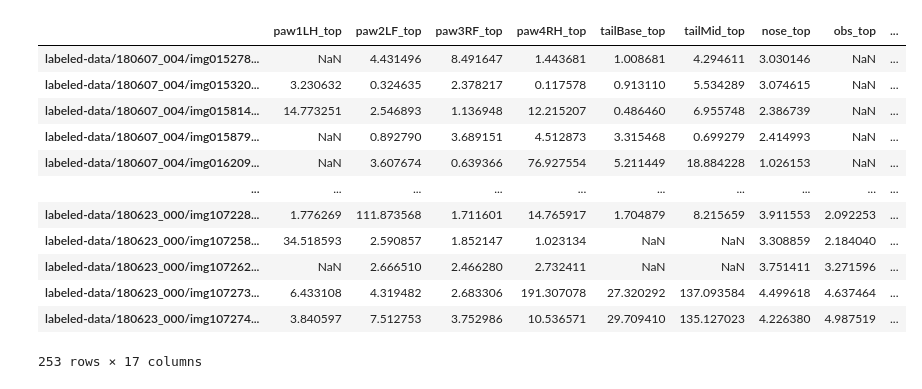
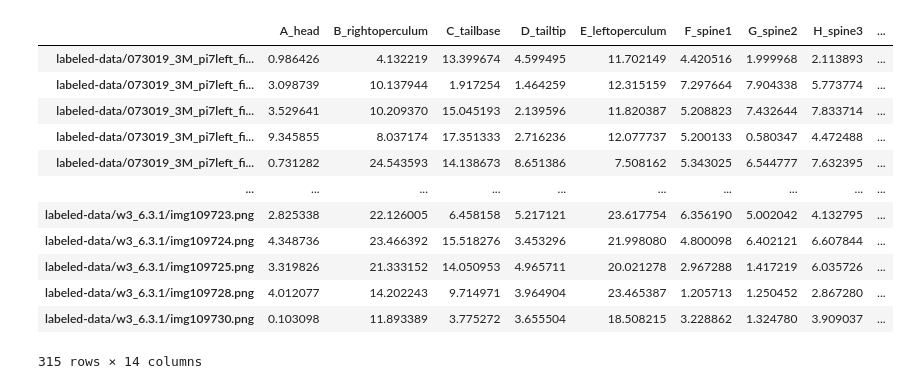
Before and after one commit to ksikka/lightning-pose, a Jupyter notebook: model_eval.ipynb, the cells around one changed output. Drawn from its saved outputs; the diff is of its cells as text; code cells hidden in the pictures.

```diff
--- a/model_eval.ipynb
+++ b/model_eval.ipynb
@@ -5,55 +5,59 @@ from omegaconf import OmegaConf
 import numpy as np
 
 ground_truth_csv = Path(
-    "/teamspace/studios/this_studio/lightning-pose/data/mirror-mouse/CollectedData_new.csv"
+    "/teamspace/studios/this_studio/lightning-pose/data/betta/CollectedData_new.csv"
 )
 
-base_dir = Path("/teamspace/studios/this_studio/lightning-pose/outputs/ood_preds/")
+base_dir = Path("/teamspace/studios/this_studio/lightning-pose/outputs/betta_ood_preds/")
 
 model_names = [
     "model_sup_1",
     "model_sup_2",
     "model_unsup_1",
     "model_unsup_2",
+    #"model_unsup_1_median",
+    #"model_unsup_2_median",
+    "model_unsup_1_mean",
+    "model_unsup_2_mean",
 ]
 
 pred_csv_paths = [
     base_dir / model_name / "predictions_new.csv" for model_name in model_names
 ]
 error_csv_paths = [
     base_dir / model_name / "predictions_new_pixel_error.csv"
     for model_name in model_names
 ]
 
 
 df_pred_list = []
 df_error_list = []
 
 for path in pred_csv_paths:
     df = pd.read_csv(path, header=[0, 1, 2], index_col=0).sort_index()
     df_pred_list.append(df)
 
 for path in error_csv_paths:
     df = pd.read_csv(path, header=[0], index_col=0).sort_index()
     if "set" in df.columns:
         df = df.drop(columns=["set"])
     df_error_list.append(df)
 
 df_error_list[0]
 # %% [output]
-|  | paw1LH_top | paw2LF_top | paw3RF_top | paw4RH_top | tailBase_top | tailMid_top | nose_top | obs_top | ... |
-| labeled-data/180607_004/img015278... | NaN | 4.431496 | 8.491647 | 1.443681 | 1.008681 | 4.294611 | 3.030146 | NaN | ... |
-| labeled-data/180607_004/img015320... | 3.230632 | 0.324635 | 2.378217 | 0.117578 | 0.913110 | 5.534289 | 3.074615 | NaN | ... |
-| labeled-data/180607_004/img015814... | 14.773251 | 2.546893 | 1.136948 | 12.215207 | 0.486460 | 6.955748 | 2.386739 | NaN | ... |
-| labeled-data/180607_004/img015879... | NaN | 0.892790 | 3.689151 | 4.512873 | 3.315468 | 0.699279 | 2.414993 | NaN | ... |
-| labeled-data/180607_004/img016209... | NaN | 3.607674 | 0.639366 | 76.927554 | 5.211449 | 18.884228 | 1.026153 | NaN | ... |
+|  | A_head | B_rightoperculum | C_tailbase | D_tailtip | E_leftoperculum | F_spine1 | G_spine2 | H_spine3 | ... |
+| labeled-data/073019_3M_pi7left_fi... | 0.986426 | 4.132219 | 13.399674 | 4.599495 | 11.702149 | 4.420516 | 1.999968 | 2.113893 | ... |
+| labeled-data/073019_3M_pi7left_fi... | 3.098739 | 10.137944 | 1.917254 | 1.464259 | 12.315159 | 7.297664 | 7.904338 | 5.773774 | ... |
+| labeled-data/073019_3M_pi7left_fi... | 3.529641 | 10.209370 | 15.045193 | 2.139596 | 11.820387 | 5.208823 | 7.432644 | 7.833714 | ... |
+| labeled-data/073019_3M_pi7left_fi... | 9.345855 | 8.037174 | 17.351333 | 2.716236 | 12.077737 | 5.200133 | 0.580347 | 4.472488 | ... |
+| labeled-data/073019_3M_pi7left_fi... | 0.731282 | 24.543593 | 14.138673 | 8.651386 | 7.508162 | 5.343025 | 6.544777 | 7.632395 | ... |
 | ... | ... | ... | ... | ... | ... | ... | ... | ... | ... |
-| labeled-data/180623_000/img107228... | 1.776269 | 111.873568 | 1.711601 | 14.765917 | 1.704879 | 8.215659 | 3.911553 | 2.092253 | ... |
-| labeled-data/180623_000/img107258... | 34.518593 | 2.590857 | 1.852147 | 1.023134 | NaN | NaN | 3.308859 | 2.184040 | ... |
-| labeled-data/180623_000/img107262... | NaN | 2.666510 | 2.466280 | 2.732411 | NaN | NaN | 3.751411 | 3.271596 | ... |
-| labeled-data/180623_000/img107273... | 6.433108 | 4.319482 | 2.683306 | 191.307078 | 27.320292 | 137.093584 | 4.499618 | 4.637464 | ... |
-| labeled-data/180623_000/img107274... | 3.840597 | 7.512753 | 3.752986 | 10.536571 | 29.709410 | 135.127023 | 4.226380 | 4.987519 | ... |
+| labeled-data/w3_6.3.1/img109723.png | 2.825338 | 22.126005 | 6.458158 | 5.217121 | 23.617754 | 6.356190 | 5.002042 | 4.132795 | ... |
+| labeled-data/w3_6.3.1/img109724.png | 4.348736 | 23.466392 | 15.518276 | 3.453296 | 21.998080 | 4.800098 | 6.402121 | 6.607844 | ... |
+| labeled-data/w3_6.3.1/img109725.png | 3.319826 | 21.333152 | 14.050953 | 4.965711 | 20.021278 | 2.967288 | 1.417219 | 6.035726 | ... |
+| labeled-data/w3_6.3.1/img109728.png | 4.012077 | 14.202243 | 9.714971 | 3.964904 | 23.465387 | 1.205713 | 1.250452 | 2.867280 | ... |
+| labeled-data/w3_6.3.1/img109730.png | 0.103098 | 11.893389 | 3.775272 | 3.655504 | 18.508215 | 3.228862 | 1.324780 | 3.909037 | ... |
-253 rows × 17 columns
+315 rows × 14 columns
 # %%
 def _get_keypoints(model_dir):
     cfg = OmegaConf.load(base_dir / model_dir / "config.yaml")
```
Also changed, not shown: parts of 4 cells of this notebook, 1 other file.
